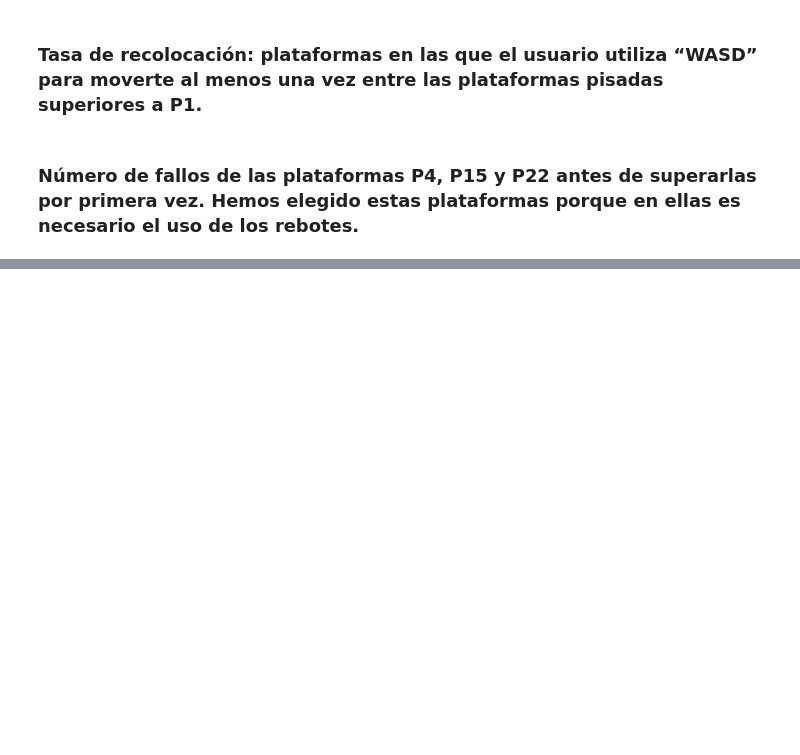
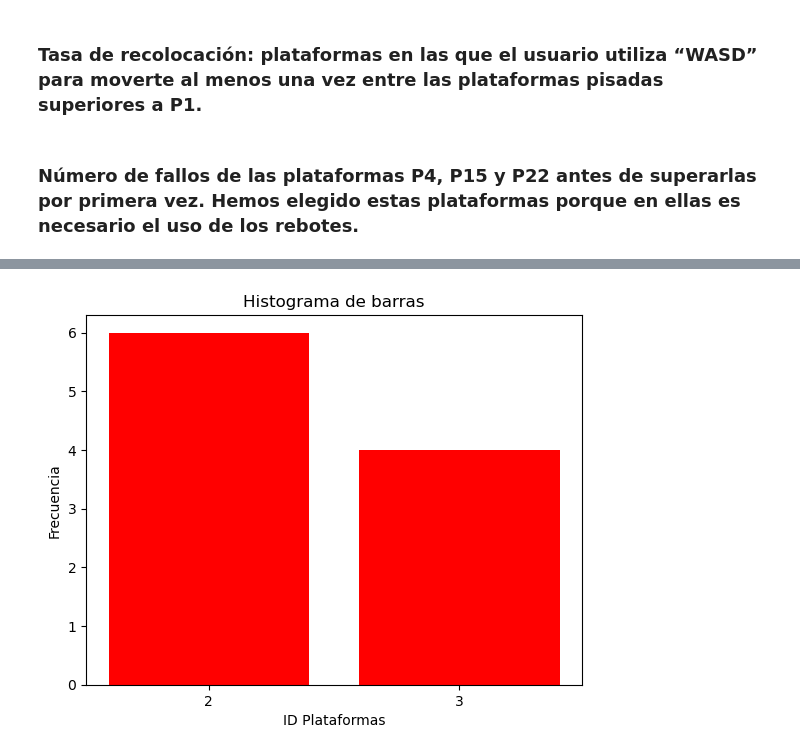
Before and after one commit to NachoDelCastillo/Usabilidad, a Jupyter notebook: Practica3/DataAnalysis/DataAnalysis.ipynb, the cells around one changed output, grey strips where cells are left out. Saved outputs shown, nothing was run; the diff lists cells and outputs as text; code cells hidden in the pictures; blank space fills up the shorter version.

Commit message:
ultimacion de metricas
Co-Authored-By: Daniel Ruiz <62289530+druiz07@users.noreply.github.com>
Co-Authored-By: josemiguelvdz <josemiguelvdz@gmail.com>

```diff
--- a/Practica3/DataAnalysis/DataAnalysis.ipynb
+++ b/Practica3/DataAnalysis/DataAnalysis.ipynb
@@ -5,8 +5,11 @@ import pandas as pd
 import numpy as np
 import json
 import os
+import matplotlib.pyplot as plt
 
 files_path = "data/"
+
+invalid = -1
 # %%
 def read_json():
     # Obtener la lista de archivos en el directorio
@@ -37,6 +40,7 @@ def read_json():
 def FirstMetric(events):
 
     failures_before_P4 = 0
+    failed_platforms = []
     p4Passed = False
 
     game_start = None
@@ -48,8 +52,6 @@ def FirstMetric(events):
     for event in events:
 
         event_type = event.get('eventType')
-        #print(event_type)
-        #print("\n")
 
         if event_type == 'GAME_START' and game_start is None:
             game_start = event
@@ -77,11 +79,9 @@ def FirstMetric(events):
                 platformIdJumpStart = int(jump_start.get('platformId'))
                 platformIdJumpEnd = int(jump_end.get('platformId'))
 
-                #print(platformIdJumpStart)
-                #print(platformIdJumpEnd)
-
                 # Si hay fallo
                 if platformIdJumpEnd < platformIdJumpStart and p4Passed is False:
+                    failed_platforms.append(platformIdJumpStart)
                     failures_before_P4 += 1
 
                 # Reseteamos los eventos de saltar
@@ -98,9 +98,9 @@ def FirstMetric(events):
 
 
     if(p4Passed == False) :
-        failures_before_P4=-1
+        failures_before_P4=invalid
 
-    return failures_before_P4
+    return failures_before_P4, failed_platforms
 # %% [markdown]
 ### Tasa de recolocación: plataformas en las que el usuario utiliza “WASD” para moverte al menos una vez entre las plataformas pisadas superiores a P1.
 # %%
@@ -219,16 +219,16 @@ def ThirdMetric(events):
     if(len(rebound_platforms)!=0):
         # Iterar sobre el segundo array en orden descendente
         for i in range(len(rebound_platforms) - 1, -1, -1):
-            failures_in_rebound_platforms[-(i+1)] = -1
+            failures_in_rebound_platforms[-(i+1)] = invalid
 
 
     return failures_in_rebound_platforms
 # %%
 data_per_user = read_json()
 
-no_valid_users = 0
-metrics_per_user = []
+valid_users = 0
 total = 0
+total_failed_platforms = []
 
 print("=========================================================================")
 print("1º MÉTRICA:  MEDIA DE FALLOS ANTES DE PASAR P4 POR PRIMERA VEZ")
@@ -236,15 +236,31 @@ print("=========================================================================
 print("\n")
 
 for user_id, events in data_per_user.items():
-    failures_before_P4 = FirstMetric(events)
-    metrics_per_user.append(failures_before_P4)
+    failures_before_P4, failed_platforms = FirstMetric(events)
     if(failures_before_P4>-1):
-        no_valid_users+=1
+        valid_users+=1
         total += failures_before_P4
-    #print(f"Usuario: {user_id}, Métrica: {failures_before_P4}")
+        total_failed_platforms.append(failed_platforms)
 
-mean_failures = total / (no_valid_users)
+mean_failures = total / (valid_users)
 print(mean_failures)
+
+all_failures = [platform for platforms in total_failed_platforms for platform in platforms]
+
+# Conteo de frecuencias de cada valor
+counts = {}
+for value in all_failures:
+    counts[value] = counts.get(value, 0) + 1
+
+values = list(counts.keys())
+frequencies = list(counts.values())
+
+plt.bar(values, frequencies, color='red')
+plt.xticks(range(min(values), max(values) + 1))
+plt.xlabel('ID Plataformas')
+plt.ylabel('Frecuencia')
+plt.title('Histograma de barras')
+plt.show()
 
 print("\n")
 print("Descripcion del valor obtenido:")
@@ -278,8 +294,6 @@ meanValue =  sum(usersMetrics) / len(usersMetrics)
 print(meanValue)
 
 
-
-
 print("\n")
 print("Descripción del valor obtenido:")
 print("===============================")
@@ -296,8 +310,13 @@ print("3º METRICA: MEDIA DE FALLOS ANTES DE PASAR POR PRIMERA VEZ P4, P15 y P22
 print("=========================================================================")
 print("\n")
 
-valid_users_per_platform = np.zeros(3)
-total_failures_in_rebound_platforms = np.zeros(3)
+
+rebound_platforms = np.array(["P4", "P15", "P22"])
+
+valid_users_per_platform = np.zeros(len(rebound_platforms))
+total_failures_in_rebound_platforms = np.zeros(len(rebound_platforms))
+array_of_lists = [[] for _ in range(len(rebound_platforms))]
+
 
 for user_id, events in data_per_user.items():
     failures_in_rebound_platforms = ThirdMetric(events)
@@ -306,14 +325,36 @@ for user_id, events in data_per_user.items():
         if failures_in_platform > -1:
             total_failures_in_rebound_platforms[index] += failures_in_platform
             valid_users_per_platform[index] += 1
+            array_of_lists[index].append(failures_in_platform)
 
-rebound_platforms = np.array(["P4", "P15", "P22"])
+
+means = np.zeros(len(rebound_platforms))
+
 
 for index, failures_in_platform in enumerate(total_failures_in_rebound_platforms):
 
+    mean = failures_in_platform/valid_users_per_platform[index]
+    means[index] = mean
+
     if(failures_in_platform > -1):
-        print("MEDIA DE FALLOS DE " + rebound_platforms[index] + ": " + str(failures_in_platform/valid_users_per_platform[index]))
+        print("MEDIA DE FALLOS DE " + rebound_platforms[index] + ": " + str(mean))
 
+print("\n")
+
+for index, list_ in enumerate(array_of_lists):
+    summation = 0
+    for elemnt in list_:
+        summation += np.square((elemnt-means[index]))
+
+    div = summation/valid_users_per_platform[index]
+    print("DESVIACION TIPICA DE FALLOS EN " + rebound_platforms[index] + ": " + str(np.sqrt(div)))
+
+
+plt.bar(rebound_platforms, valid_users_per_platform, color='blue')
+plt.xlabel('ID Plataformas')
+plt.ylabel('Frecuencia')
+plt.title('Jugadores que han llegado a las plataformas')
+plt.show()
 
 print("\n")
 print("Descripción del valor obtenido:")
@@ -342,0 +373 @@ Es decir, para cada una de las plataformas P4, P15 y P22, se calculan los fallos
+[figure, added]
```
Also changed, not shown: parts of 1 cell of this notebook.
